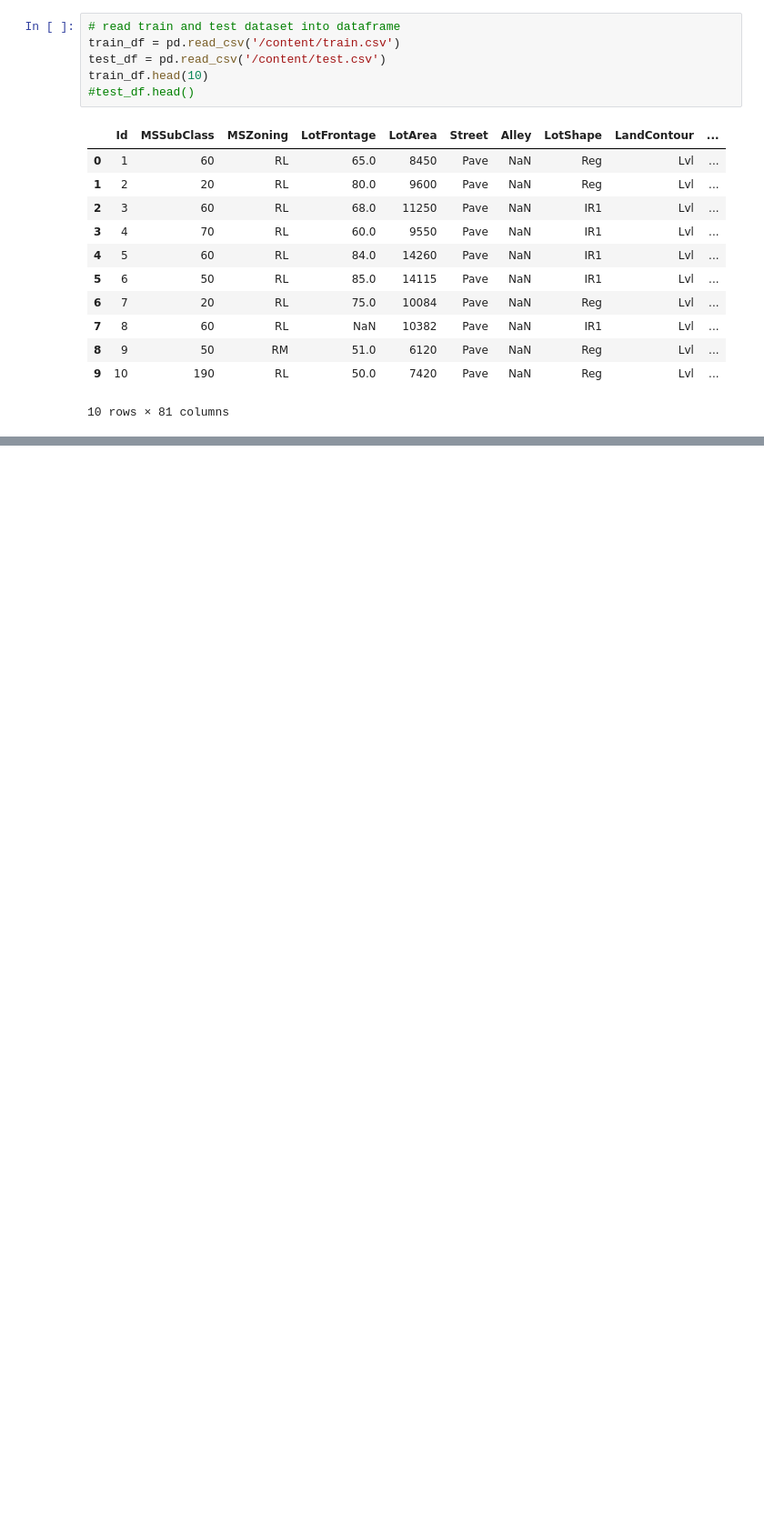
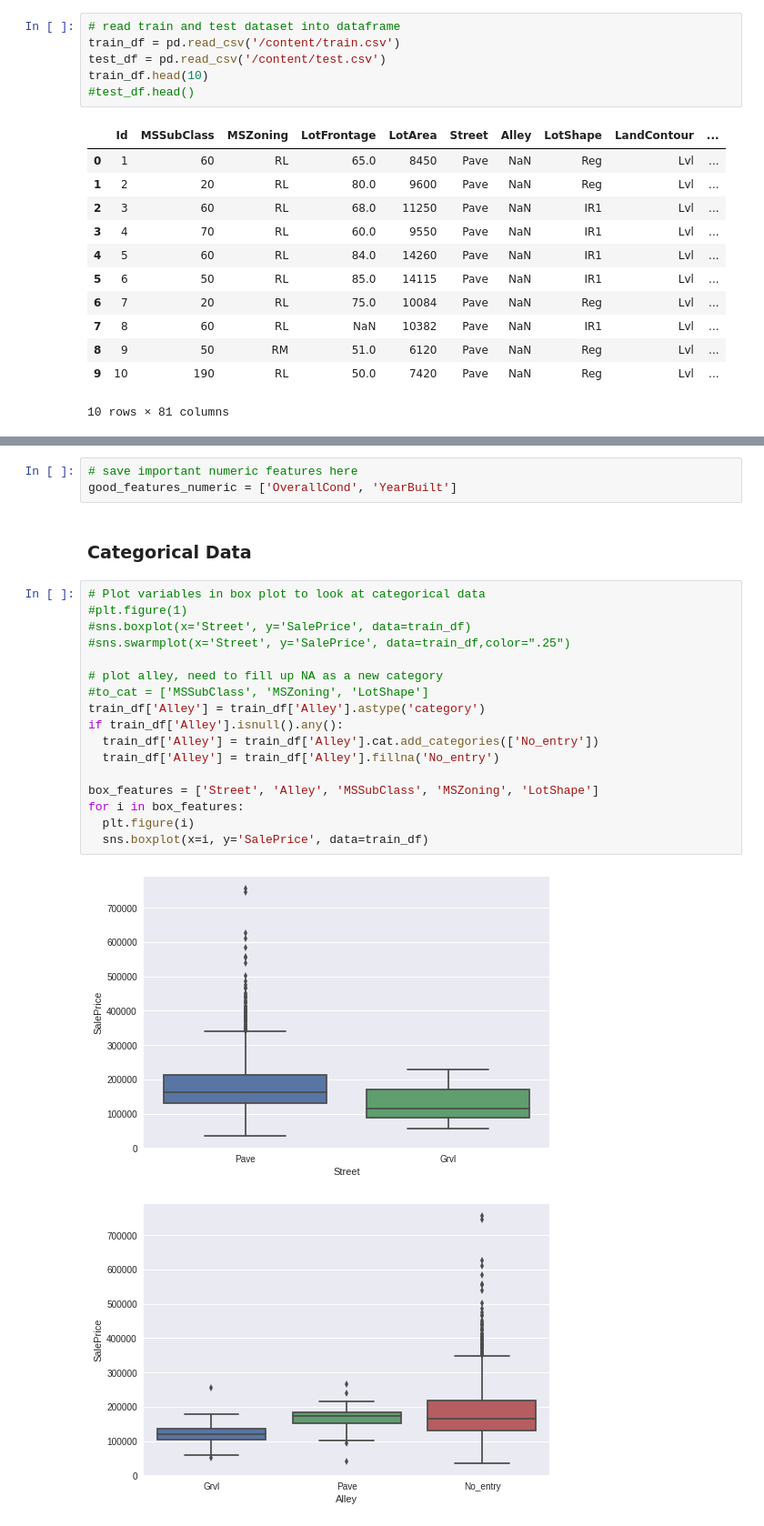
Before and after one commit to jjpeh/W207, a Jupyter notebook: W207_Home_Price_Prediction.ipynb, the cells around one changed output, grey strips where cells are left out. Shown at 91% size. Saved outputs shown, nothing was run; the diff lists cells and outputs as text; blank space fills up the shorter version.

```diff
--- a/W207_Home_Price_Prediction.ipynb
+++ b/W207_Home_Price_Prediction.ipynb
@@ -55,0 +136,25 @@ train_df.head(10)
+# %%
+# save important numeric features here
+good_features_numeric = ['OverallCond', 'YearBuilt']
+# %% [markdown]
+### Categorical Data
+# %%
+# Plot variables in box plot to look at categorical data
+#plt.figure(1)
+#sns.boxplot(x='Street', y='SalePrice', data=train_df)
+#sns.swarmplot(x='Street', y='SalePrice', data=train_df,color=".25")
+
+# plot alley, need to fill up NA as a new category
+#to_cat = ['MSSubClass', 'MSZoning', 'LotShape']
+train_df['Alley'] = train_df['Alley'].astype('category')
+if train_df['Alley'].isnull().any():
+  train_df['Alley'] = train_df['Alley'].cat.add_categories(['No_entry'])
+  train_df['Alley'] = train_df['Alley'].fillna('No_entry')
+
+box_features = ['Street', 'Alley', 'MSSubClass', 'MSZoning', 'LotShape']
+for i in box_features:
+  plt.figure(i)
+  sns.boxplot(x=i, y='SalePrice', data=train_df)
+# %% [output]
+[figure, added]
+[figure, added]
```
Also changed, not shown: parts of 20 cells of this notebook.
